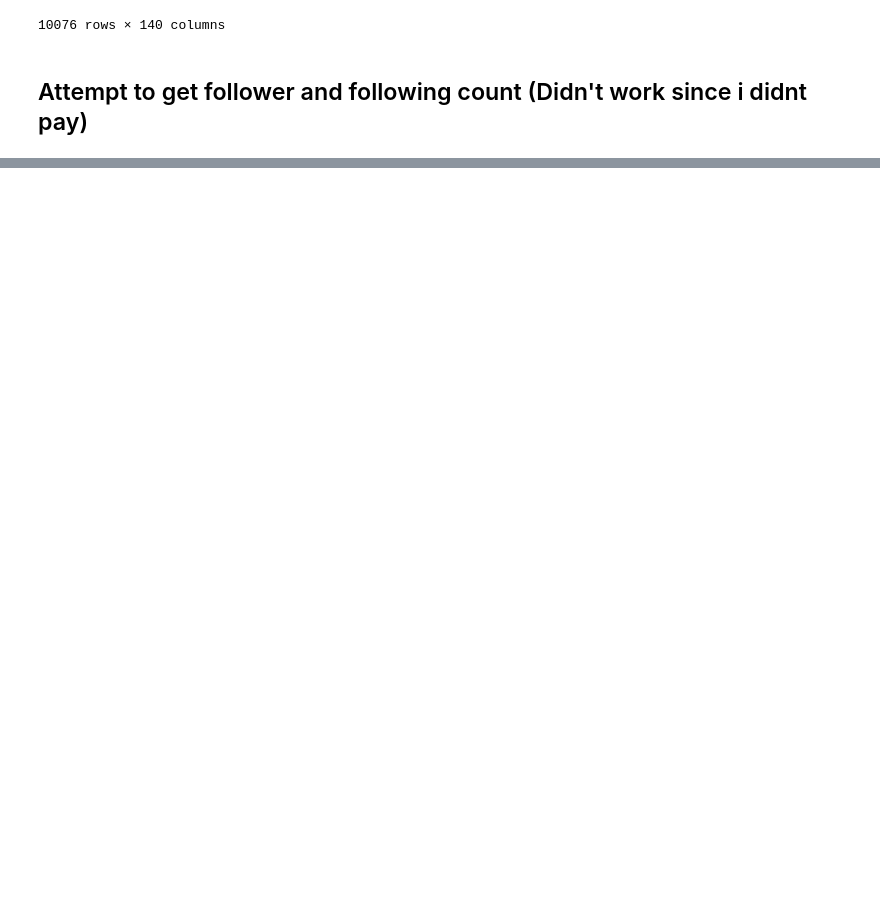
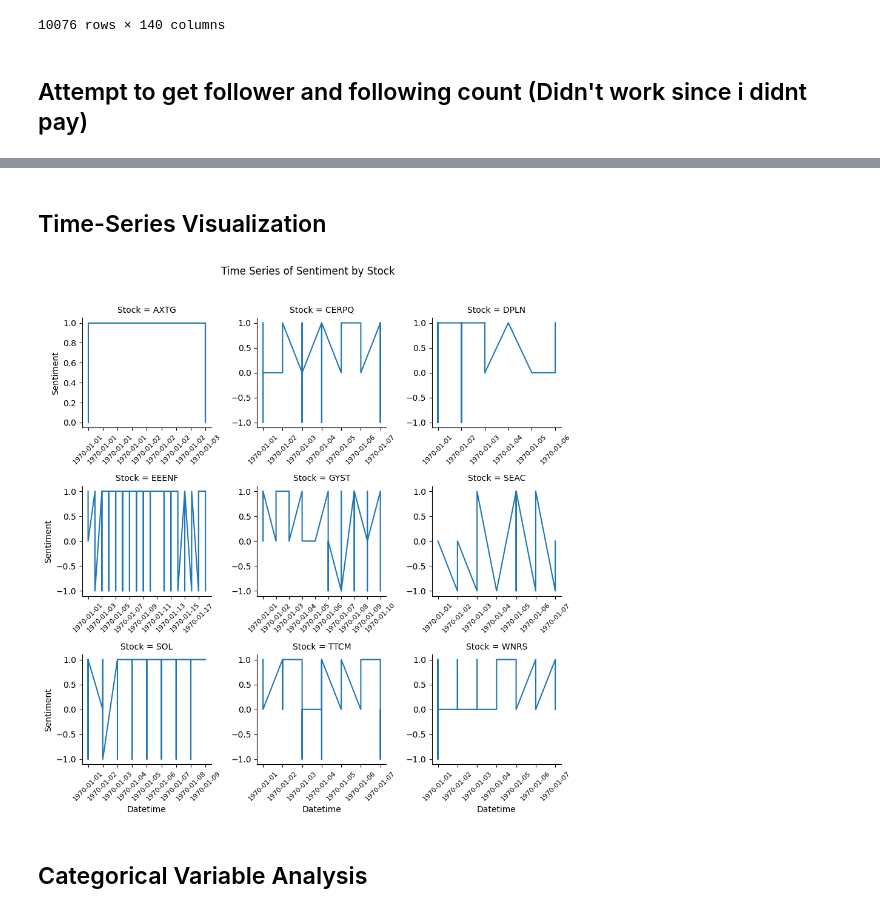
Before and after one commit to DominicCheongChengHung/DSA4263_StockTweets, a Jupyter notebook: network_analysis.ipynb, the cells around one changed output, grey strips where cells are left out. Cells and saved outputs as stored; diff of their text form; code cells hidden in the pictures; blank space fills up the shorter version.

```diff
--- a/network_analysis.ipynb
+++ b/network_analysis.ipynb
@@ -819,0 +897,22 @@ print(final_df_with_counts)
+# %% [markdown]
+## Time-Series Visualization
+# %%
+import matplotlib.dates as mdates
+if 'Datetime' in normal_df.columns and 'Stock' in normal_df.columns:
+    g = sns.FacetGrid(normal_df, col='Stock', col_wrap=3, sharex=False, sharey=False)
+    g.map(plt.plot, 'Datetime', 'Sentiment')  # Plot sentiment instead of close
+    g.set_axis_labels("Datetime", "Sentiment")
+    g.fig.suptitle("Time Series of Sentiment by Stock", y=1.02)
+
+    # Format and adjust x-axis labels
+    for ax in g.axes.flat:
+        ax.xaxis.set_major_locator(mdates.AutoDateLocator()) # Let matplotlib choose locator
+        ax.xaxis.set_major_formatter(mdates.DateFormatter('%Y-%m-%d')) # Format date
+        ax.tick_params(axis='x', labelsize=8, rotation=45) # Rotate labels
+
+    plt.tight_layout()
+    plt.show()
+# %% [output]
+[figure, added]
+# %% [markdown]
+## Categorical Variable Analysis
```
Also changed, not shown: parts of 7 cells of this notebook, 2 other files.
